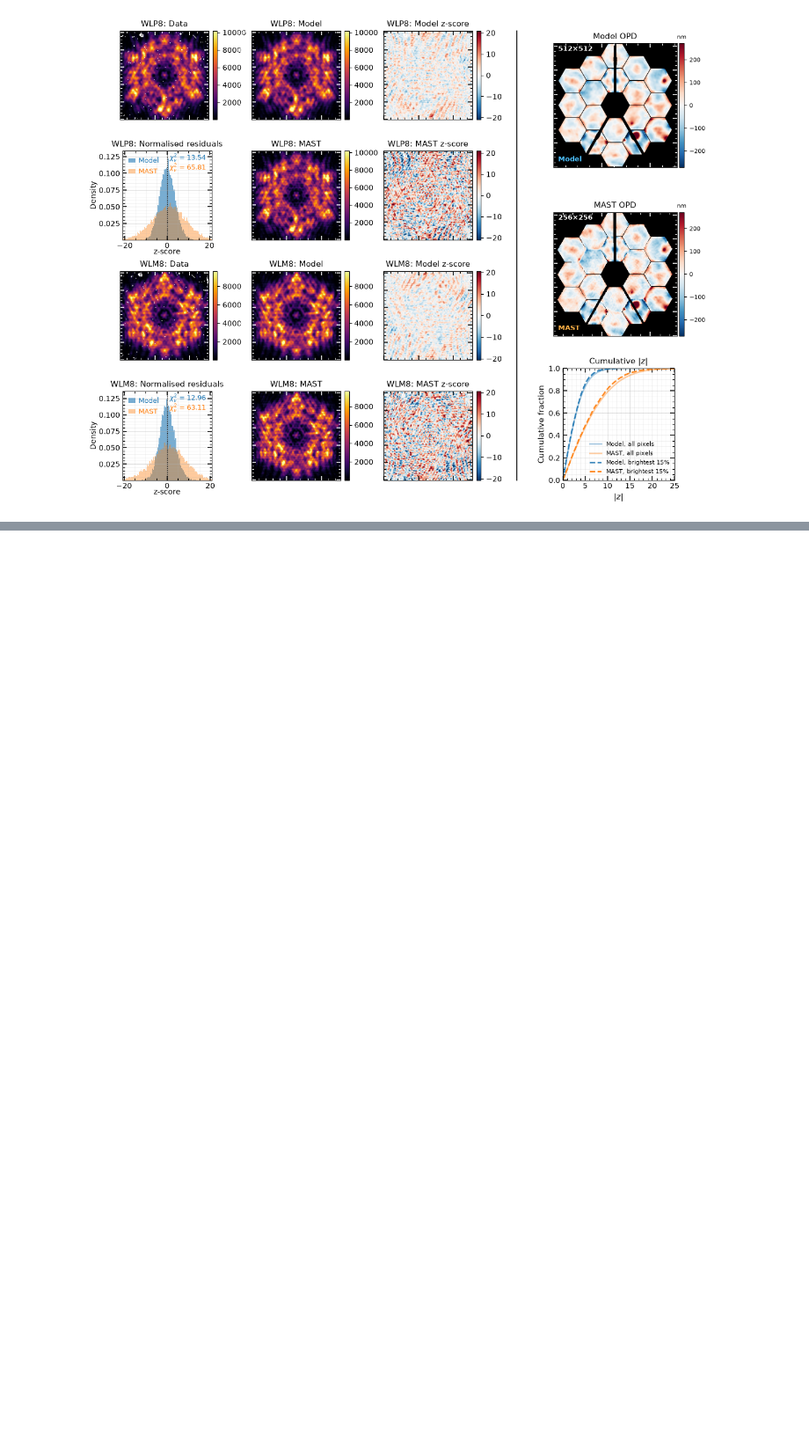
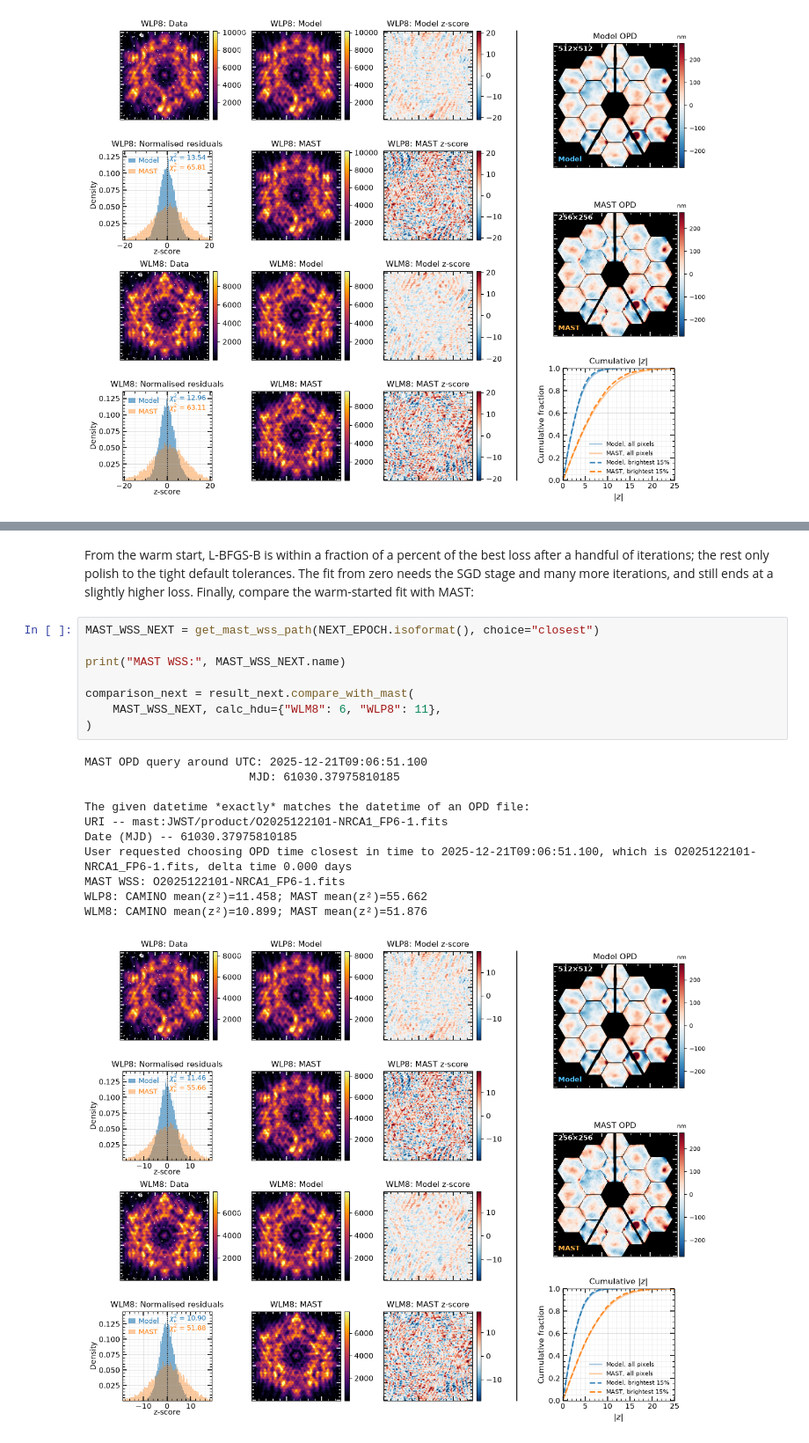
Before and after one commit to rayshrish/camino, a Jupyter notebook: notebooks/camino_pixel_fit.ipynb, the cells around one changed output, grey strips where cells are left out. Shown at 88% size. Saved outputs shown, nothing was run; the diff lists cells and outputs as text; blank space fills up the shorter version.

```diff
--- a/notebooks/camino_pixel_fit.ipynb
+++ b/notebooks/camino_pixel_fit.ipynb
@@ -92,0 +166,22 @@ WLM8: CAMINO mean(z²)=12.960; MAST mean(z²)=63.109
+# %% [markdown]
+From the warm start, L-BFGS-B is within a fraction of a percent of the best loss after a handful of iterations; the rest only polish to the tight default tolerances. The fit from zero needs the SGD stage and many more iterations, and still ends at a slightly higher loss. Finally, compare the warm-started fit with MAST:
+# %%
+MAST_WSS_NEXT = get_mast_wss_path(NEXT_EPOCH.isoformat(), choice="closest")
+
+print("MAST WSS:", MAST_WSS_NEXT.name)
+
+comparison_next = result_next.compare_with_mast(
+    MAST_WSS_NEXT, calc_hdu={"WLM8": 6, "WLP8": 11},
+)
+# %% [output]
+MAST OPD query around UTC: 2025-12-21T09:06:51.100
+                        MJD: 61030.37975810185
+
+The given datetime *exactly* matches the datetime of an OPD file:
+URI -- mast:JWST/product/O2025122101-NRCA1_FP6-1.fits
+Date (MJD) -- 61030.37975810185
+User requested choosing OPD time closest in time to 2025-12-21T09:06:51.100, which is O2025122101-NRCA1_FP6-1.fits, delta time 0.000 days
+MAST WSS: O2025122101-NRCA1_FP6-1.fits
+WLP8: CAMINO mean(z²)=11.458; MAST mean(z²)=55.662
+WLM8: CAMINO mean(z²)=10.899; MAST mean(z²)=51.876
+[figure, added]
```
Also changed, not shown: parts of 9 cells of this notebook.
